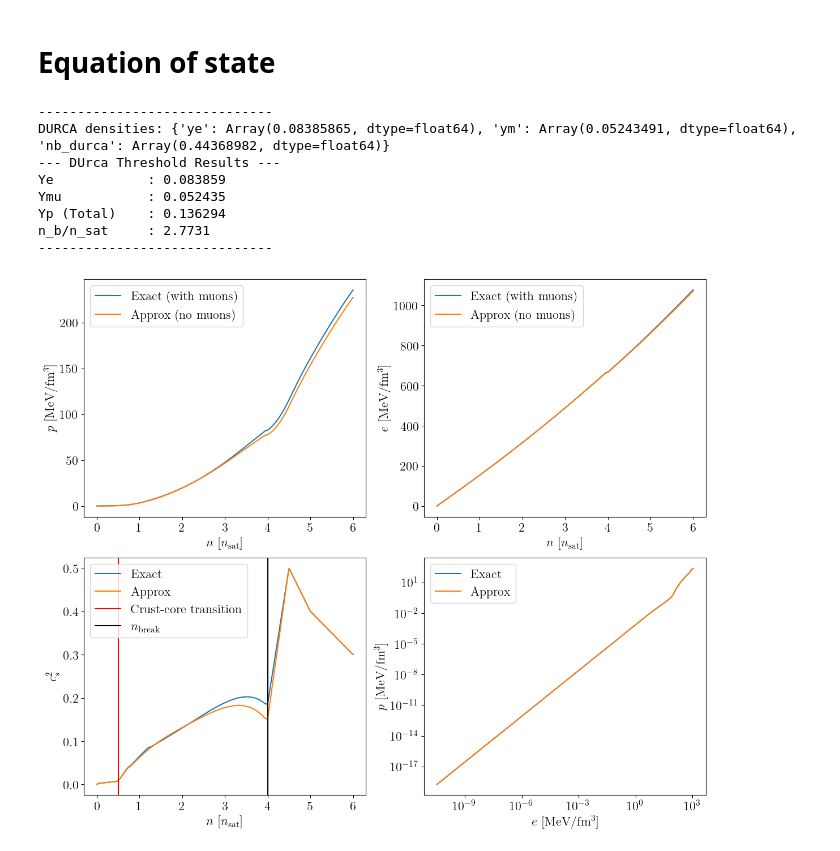
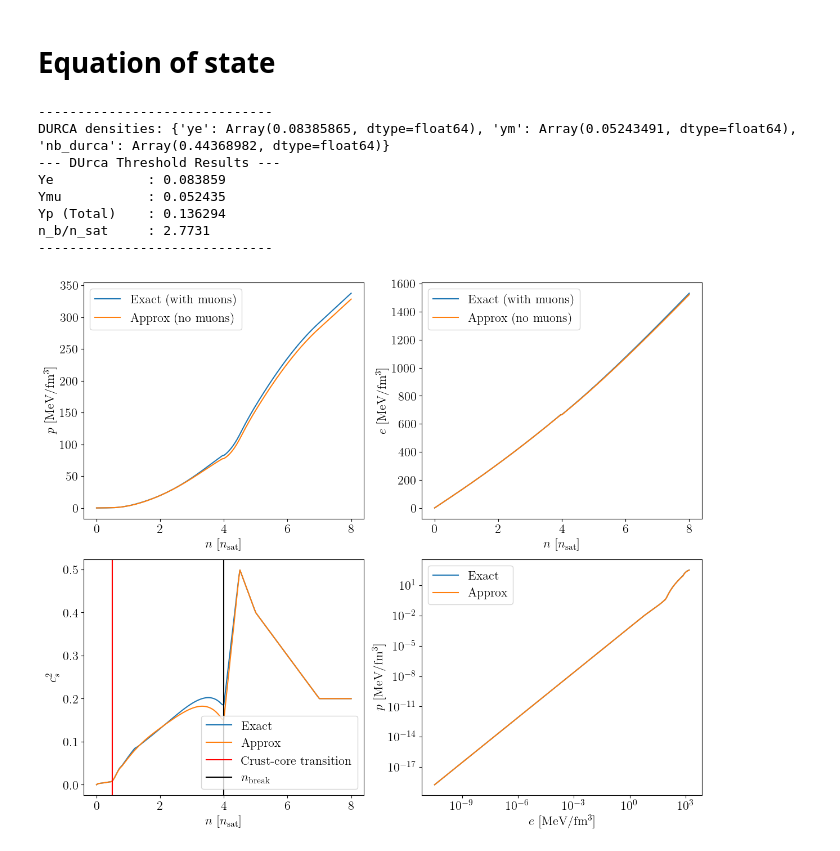
Before and after one commit to diodaberjalan/jester, a Jupyter notebook: docs/examples/eos_tov/eos_tov_skryme.ipynb, the cells around one changed output. Drawn from its saved outputs; the diff is of its cells as text; code cells hidden in the pictures.

```diff
--- a/docs/examples/eos_tov/eos_tov_skryme.ipynb
+++ b/docs/examples/eos_tov/eos_tov_skryme.ipynb
@@ -27,8 +27,8 @@ import jesterTOV.utils as utils
 nsat = 0.16  # nuclear saturation density in fm^-3
 
 # Define the EOS object - Skyrme with CSE
-eos = Skyrme_with_CSE_EOS_model(nmax_nsat=6.0)
-eos_approx = Skyrme_with_CSE_EOS_model(nmax_nsat=6.0, proton_fraction='approx')
+eos = Skyrme_with_CSE_EOS_model(nmax_nsat=8.0)
+eos_approx = Skyrme_with_CSE_EOS_model(nmax_nsat=8.0, proton_fraction='approx')
 
 # Define the INM (Infinite Nuclear Matter) parameters for Skyrme
 # These are converted to Skyrme force parameters internally
@@ -177,31 +177,31 @@ ax.plot(n_skyrme_orig_approx / nsat, e_fraction,
 ax.plot(n_skyrme_orig_approx / nsat, muon_fraction,
         ls='-', lw=2, color='tab:green', label=r"Exact $Y_{\mu}$")
 
 ax.set_xlabel(r"$n/n_{\rm{sat}}$", fontsize=12)
 ax.set_ylabel(r"Particle Fraction $Y_i$", fontsize=12)
 ax.axvline(x=n_durca/nsat, color='black', ls='--', linewidth=1.0, alpha=0.7, label=r'$n_{dUrca}$')
 ax.scatter(n_durca/nsat, ye_durca, color='tab:orange', marker='x', label=r'$Y_{e}$ DUrca')
 ax.scatter(n_durca/nsat, ym_durca, color='tab:green', marker='x', label=r'$Y_{\mu}$ DUrca')
 ax.scatter(n_durca/nsat, ye_durca + ym_durca, color='tab:blue', marker='x', label=r'$Y_{e} + Y_{\mu}$ DUrca')
 
 x_e = e_fraction/(e_fraction+muon_fraction+1e-25)
 x_DU = 1/(1+(1+jnp.cbrt(x_e))**3)
 ax.plot(n_skyrme_orig_approx / nsat, x_DU,
         ls='-', lw=2, color='k', alpha = 0.25, label=r"$x_{DU}$")
 # Grid is mandatory for reading values!
 ax.grid(True, which='major', linestyle=':', alpha=0.6)
 ax.legend(frameon=True, loc='best', fontsize=10, ncol=2)
 plt.tight_layout()
 
 plt.show()
 plt.close()
 # %% [output]
 ------------------------------
 DURCA densities: {'ye': Array(0.08385865, dtype=float64), 'ym': Array(0.05243491, dtype=float64), 'nb_durca': Array(0.44368982, dtype=float64)}
 --- DUrca Threshold Results ---
 Ye            : 0.083859
 Ymu           : 0.052435
 Yp (Total)    : 0.136294
 n_b/n_sat     : 2.7731
 ------------------------------
-[figure, old version]
+[figure, new version]
```
Also changed, not shown: parts of 6 cells of this notebook, 10 other files.
